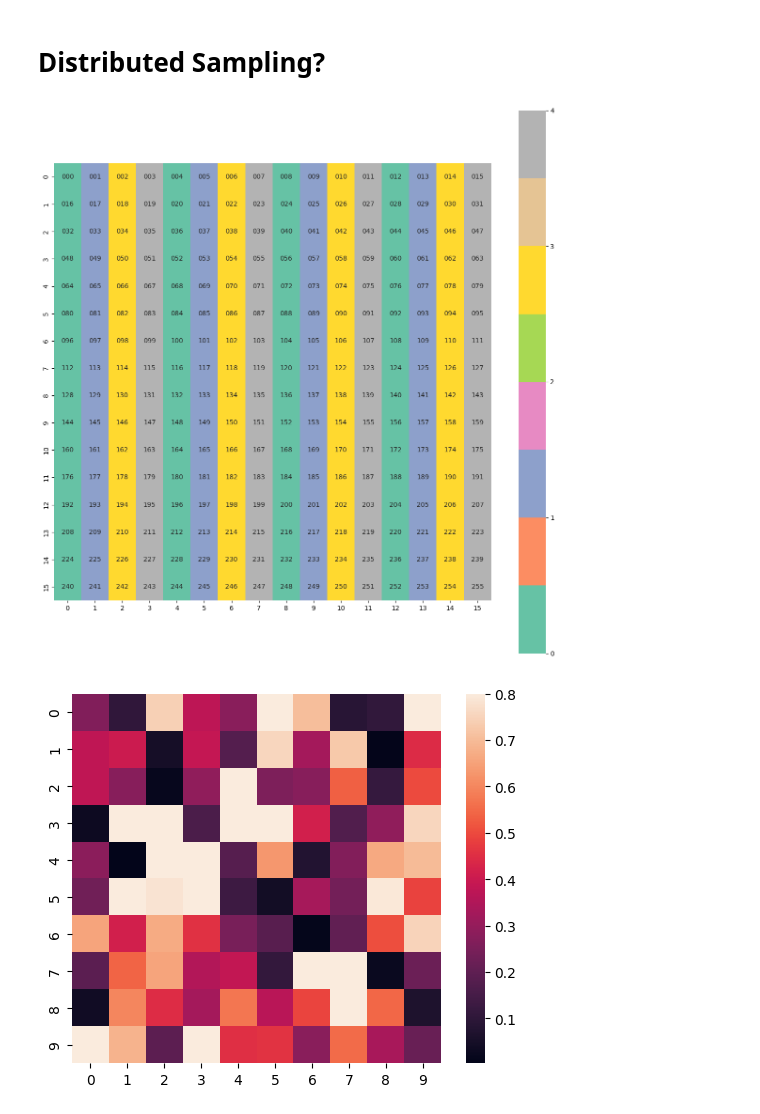
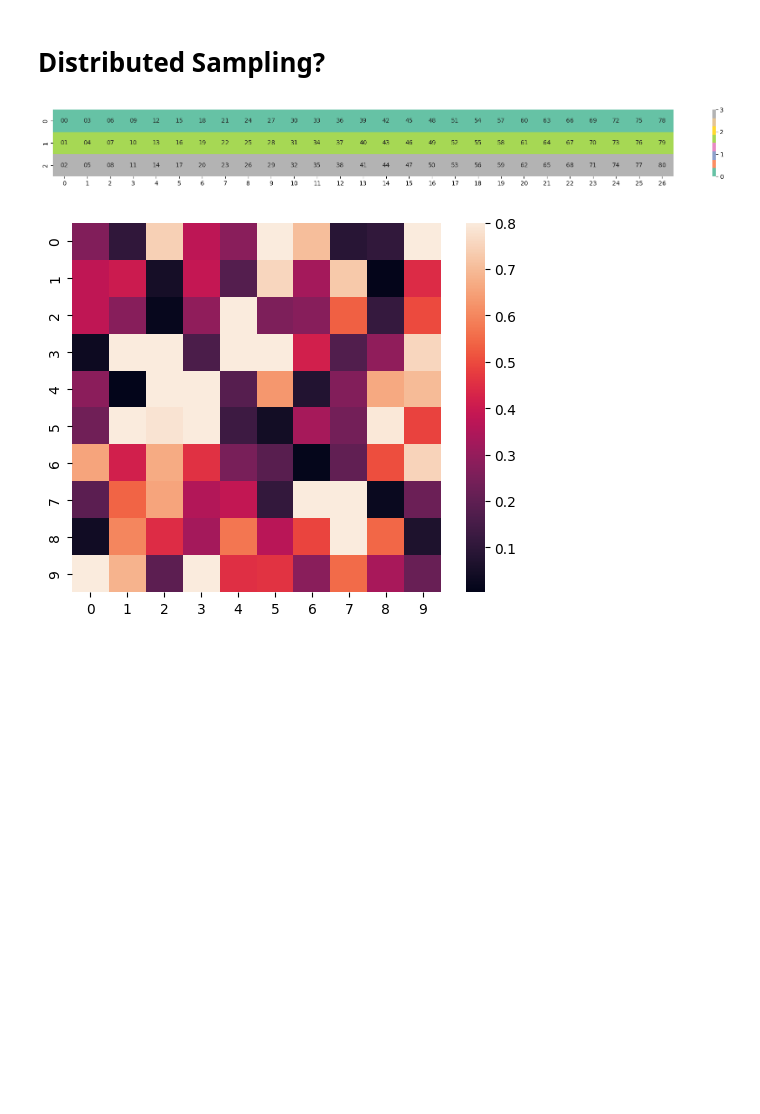
Before and after one commit to gems-cyberlang/cyberlang-learning, a Jupyter notebook: praw-comments-script/praw-playground.ipynb, the cells around one changed output. Drawn from its saved outputs; the diff is of its cells as text; code cells hidden in the pictures; blank space fills up the shorter version.

Commit message:
Make 3x81 heatmap

```diff
--- a/praw-comments-script/praw-playground.ipynb
+++ b/praw-comments-script/praw-playground.ipynb
@@ -312,53 +312,47 @@ import matplotlib.pyplot as plt
 import matplotlib.animation as animation
 import seaborn as sns
 
 
-num_comps = 4
-step = num_comps * num_comps
-mat_len = step  # Number of rows/columns in the heatmap matrix
-end = mat_len * mat_len
+num_comps = 3
+end = num_comps**4  # 81 IDs in all
 gens = [
-    Generator(seed=i, end=end // num_comps - 1, step=step) for i in range(num_comps)
+    Generator(seed=i, end=end // num_comps - 1, step=num_comps * num_comps)
+    for i in range(num_comps)
 ]
 
-mat = [[0 for _ in range(mat_len)] for _ in range(mat_len)]
-ids = [[i * mat_len + j for j in range(mat_len)] for i in range(mat_len)]
+mat = [[0 for _ in range(end // num_comps)] for _ in range(num_comps)]
+ids = [[j * num_comps + i for j in range(end // num_comps)] for i in range(num_comps)]
 
-fig = plt.figure(figsize=(15, 15))
-
+fig = plt.figure(figsize=(23, 2))
 
 def init():
     sns.heatmap(
         mat,
         vmin=0,
         vmax=len(gens),
         cbar_kws={"ticks": list(range(len(gens) + 1))},
         cmap=sns.color_palette("Set2"),
         annot=ids,
-        fmt="03d",
-        square=True,
+        fmt="02d",
+        # square=True,
     )
 
 
 def animate(i):
     for i, gen in enumerate(gens):
-        id = next(gen) * num_comps + i
-        assert mat[id // mat_len][id % mat_len] == 0
-        mat[id // mat_len][id % mat_len] = i + 1
+        id = next(gen)
+        assert mat[i][id] == 0
+        mat[i][id] = i + 1
     sns.heatmap(mat, cbar=False, cmap=sns.color_palette("Set2"))
 
 
 anim = animation.FuncAnimation(
-    fig,
-    animate,
-    init_func=init,
-    repeat=False,
-    frames=end // num_comps,
+    fig, animate, init_func=init, repeat=False, frames=end // num_comps,
 )
 anim.save("foo.mp4")
 plt.show()
 # %% [output]
-[figure, old version]
+[figure, new version]
 # %%
 import numpy as np
 import seaborn as sns
```
